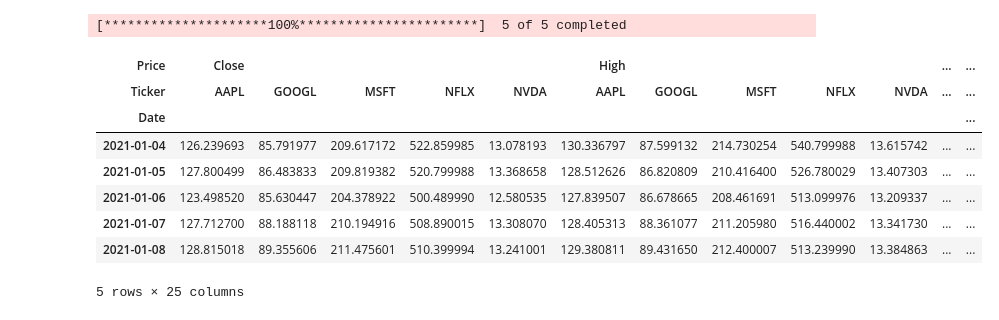
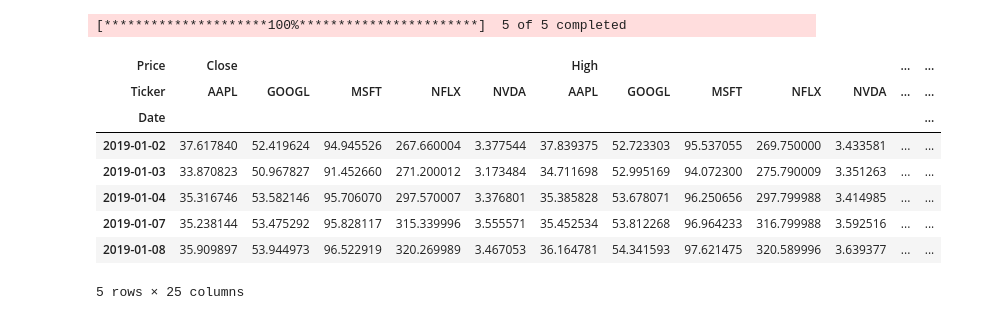
Before and after one commit to baner175/quant_finance_project, a Jupyter notebook: mini_project_1.ipynb, the cells around one changed output. Drawn from its saved outputs; the diff is of its cells as text; code cells hidden in the pictures.

```diff
--- a/mini_project_1.ipynb
+++ b/mini_project_1.ipynb
@@ -6,18 +6,18 @@ import seaborn as sns
 import datetime as dt
 from scipy.optimize import minimize
 # %%
-tickers = ['AAPL', 'MSFT', 'GOOGL', 'NVDA', 'NFLX']
-end_date = dt.datetime(2023, 1, 1); start_date = end_date - dt.timedelta(days=2*365)
+tickers = ['AAPL', 'MSFT', 'NVDA', 'NFLX', 'GOOGL']
+end_date = dt.datetime(2023, 1, 1); start_date = end_date - dt.timedelta(days=4*365)
 stock = yf.download(tickers, start=start_date, end=end_date)
 stock.head()
 # %% [output]
 [*********************100%***********************]  5 of 5 completed
 | Price | Close |  |  |  |  | High |  |  |  |  | ... | ... |
 | Ticker | AAPL | GOOGL | MSFT | NFLX | NVDA | AAPL | GOOGL | MSFT | NFLX | NVDA | ... | ... |
 | Date |  |  |  |  |  |  |  |  |  |  |  | ... |
-| 2021-01-04 | 126.239693 | 85.791977 | 209.617172 | 522.859985 | 13.078193 | 130.336797 | 87.599132 | 214.730254 | 540.799988 | 13.615742 | ... | ... |
-| 2021-01-05 | 127.800499 | 86.483833 | 209.819382 | 520.799988 | 13.368658 | 128.512626 | 86.820809 | 210.416400 | 526.780029 | 13.407303 | ... | ... |
-| 2021-01-06 | 123.498520 | 85.630447 | 204.378922 | 500.489990 | 12.580535 | 127.839507 | 86.678665 | 208.461691 | 513.099976 | 13.209337 | ... | ... |
-| 2021-01-07 | 127.712700 | 88.188118 | 210.194916 | 508.890015 | 13.308070 | 128.405313 | 88.361077 | 211.205980 | 516.440002 | 13.341730 | ... | ... |
-| 2021-01-08 | 128.815018 | 89.355606 | 211.475601 | 510.399994 | 13.241001 | 129.380811 | 89.431650 | 212.400007 | 513.239990 | 13.384863 | ... | ... |
+| 2019-01-02 | 37.617840 | 52.419624 | 94.945526 | 267.660004 | 3.377544 | 37.839375 | 52.723303 | 95.537055 | 269.750000 | 3.433581 | ... | ... |
+| 2019-01-03 | 33.870823 | 50.967827 | 91.452660 | 271.200012 | 3.173484 | 34.711698 | 52.995169 | 94.072300 | 275.790009 | 3.351263 | ... | ... |
+| 2019-01-04 | 35.316746 | 53.582146 | 95.706070 | 297.570007 | 3.376801 | 35.385828 | 53.678071 | 96.250656 | 297.799988 | 3.414985 | ... | ... |
+| 2019-01-07 | 35.238144 | 53.475292 | 95.828117 | 315.339996 | 3.555571 | 35.452534 | 53.812268 | 96.964233 | 316.799988 | 3.592516 | ... | ... |
+| 2019-01-08 | 35.909897 | 53.944973 | 96.522919 | 320.269989 | 3.467053 | 36.164781 | 54.341593 | 97.621475 | 320.589996 | 3.639377 | ... | ... |
 5 rows × 25 columns
```
Also changed, not shown: parts of 11 cells of this notebook.
